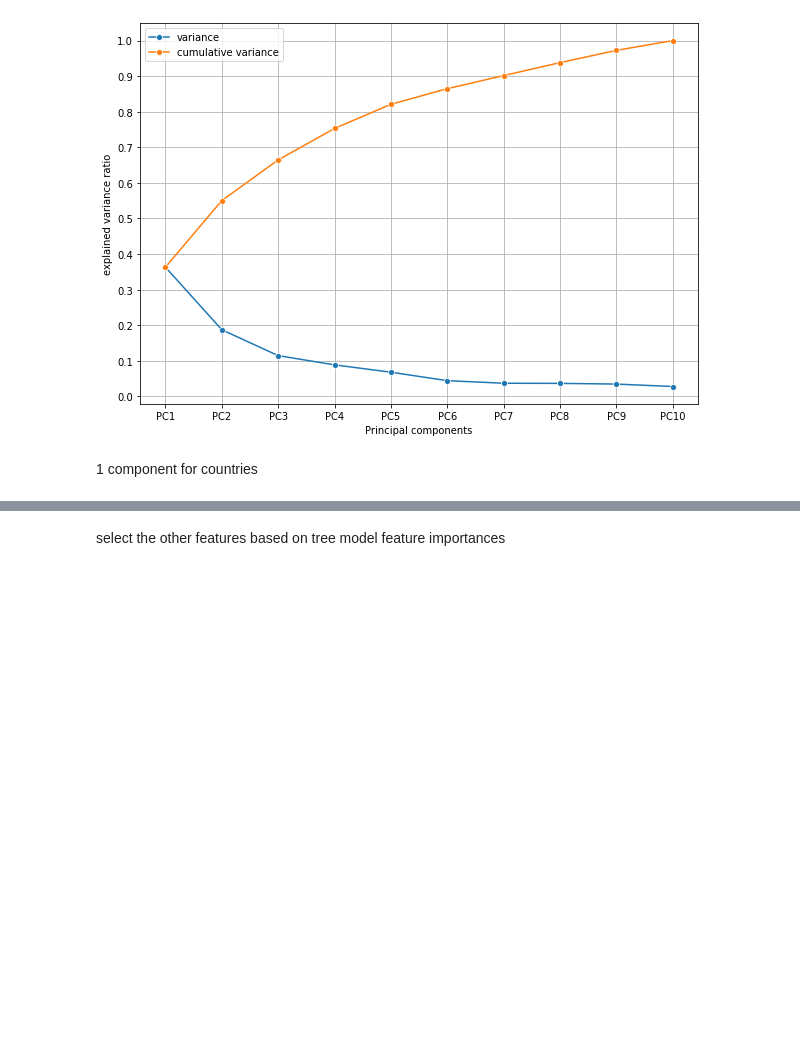
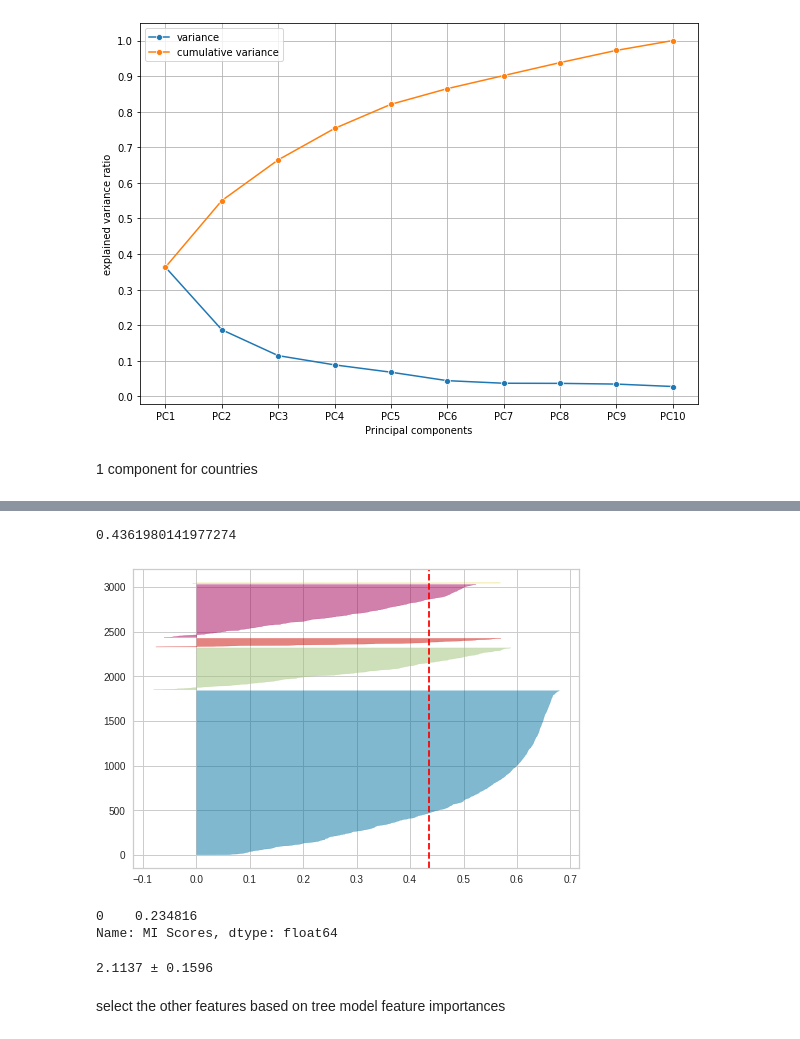
Before and after one commit to d0bando/Personal-Projects, a Jupyter notebook: Box_Office_Competition.ipynb, the cells around one changed output, grey strips where cells are left out. Drawn from its saved outputs; the diff is of its cells as text; code cells hidden in the pictures; blank space fills up the shorter version.

```diff
--- a/Box_Office_Competition.ipynb
+++ b/Box_Office_Competition.ipynb
@@ -2500,0 +2530,9 @@ Name: MI Scores, dtype: float64
+# %%
+from yellowbrick.cluster import SilhouetteVisualizer
+km = KMeans(5, random_state=42)
+visualizer = SilhouetteVisualizer(km, colors='yellowbrick')
+visualizer.fit(kmX)
+visualizer.silhouette_score_
+# %% [output]
+0.4361980141977274
+[figure, added]
@@ -2500,0 +2542,5 @@ Name: MI Scores, dtype: float64
+# %%
+mi_scores(pd.DataFrame(cluster),np.log1p(y))
+# %% [output]
+0    0.234816
+Name: MI Scores, dtype: float64
@@ -2501,3 +2549,7 @@ Name: MI Scores, dtype: float64
+# %%
+score_dataset(a,np.log1p(y))
+# %% [output]
+2.1137 ± 0.1596
 # %% [markdown]
 select the other features based on tree model feature importances
 # %%
```
Also changed, not shown: parts of 53 cells of this notebook.
